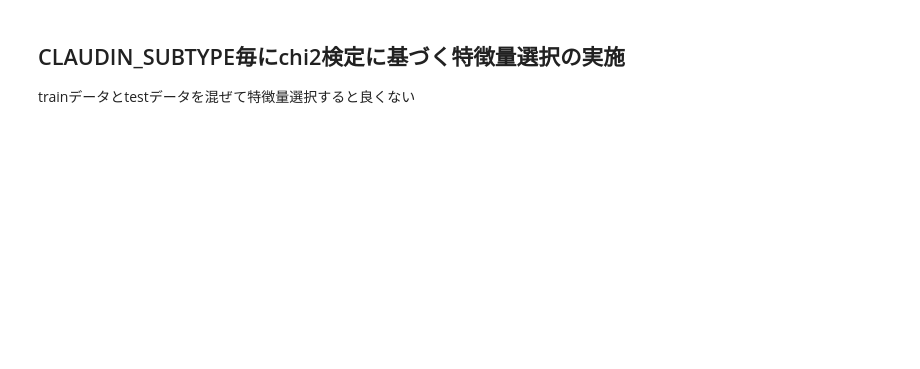
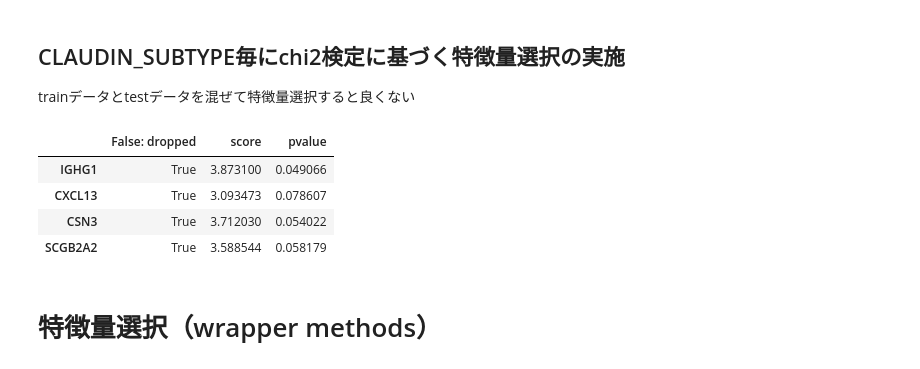
Before and after one commit to mono-clone/breast_cancer_analytics, a Jupyter notebook: notebooks/2.0.2-preprocess_prognosis_cross.ipynb, the cells around one changed output. Saved outputs shown, nothing was run; the diff lists cells and outputs as text; code cells hidden in the pictures; blank space fills up the shorter version.

```diff
--- a/notebooks/2.0.2-preprocess_prognosis_cross.ipynb
+++ b/notebooks/2.0.2-preprocess_prognosis_cross.ipynb
@@ -519,5 +472,3 @@ result5_chi2[result5_chi2.pvalue < p].sort_values("pvalue").shape, result10_chi2
 ## CLAUDIN_SUBTYPE毎にchi2検定に基づく特徴量選択の実施
 
 trainデータとtestデータを混ぜて特徴量選択すると良くない
-# %%
-df_train, df_test = train_test_split(df_cross, random_state=SEED)
@@ -618,0 +547,20 @@ for st in tqdm(df_train["CLAUDIN_SUBTYPE"].unique()):
+# %%
+X_train_tmp = (
+    df_train[df_train["CLAUDIN_SUBTYPE"] == "Basal"]
+    .drop(["OS_10years", "OS_15years", "CLAUDIN_SUBTYPE"], axis=1)
+    .drop("OS_05years", axis=1)
+)
+y_train_tmp = df_train[df_train["CLAUDIN_SUBTYPE"] == "Basal"]["OS_05years"].astype(int)
+# %%
+result_chi2 = feature_selection(
+    X_train_tmp, y_train_tmp, chi2, "k_best", "all"
+)  # 特徴量選択の実施（chi2）
+result_chi2[result_chi2.pvalue < 0.1]
+# %% [output]
+|  | False: dropped | score | pvalue |
+| IGHG1 | True | 3.873100 | 0.049066 |
+| CXCL13 | True | 3.093473 | 0.078607 |
+| CSN3 | True | 3.712030 | 0.054022 |
+| SCGB2A2 | True | 3.588544 | 0.058179 |
+# %% [markdown]
+# 特徴量選択（wrapper methods）
```
Also changed, not shown: parts of 22 cells of this notebook, 2 other files.
